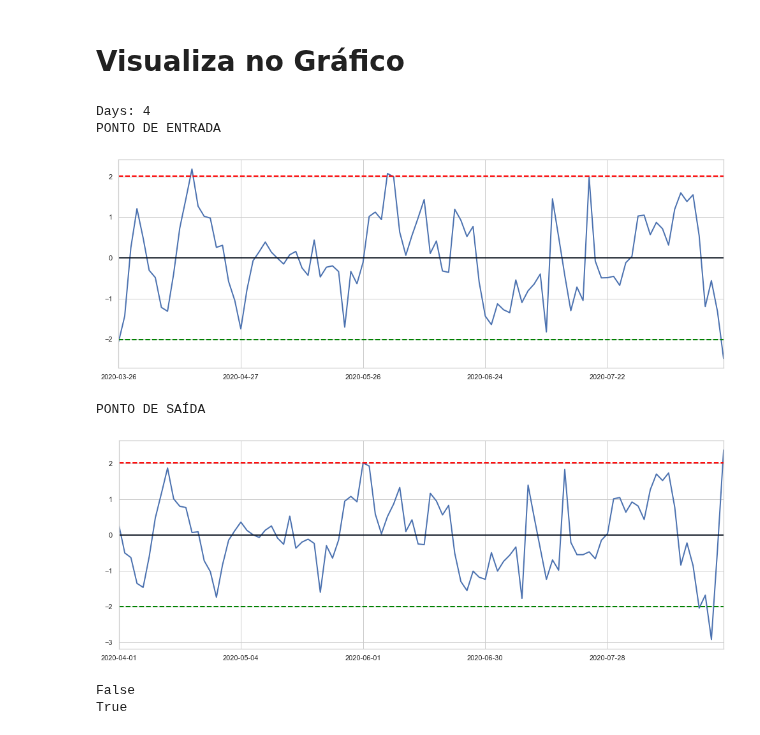
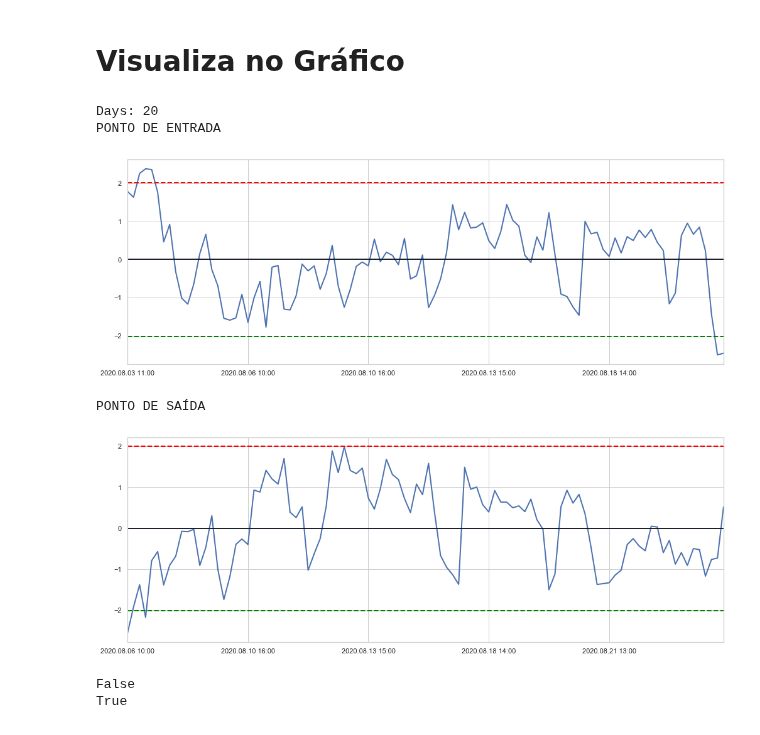
Before and after one commit to andreolvgomes/long-short-by-cointegration, a Jupyter notebook: BackTest.ipynb, the cells around one changed output. Drawn from its saved outputs; the diff is of its cells as text; code cells hidden in the pictures.

```diff
--- a/BackTest.ipynb
+++ b/BackTest.ipynb
@@ -294,9 +294,10 @@ class BackTest(object):
 path_data_cart = 'datasets/data_cart.csv'
 path_data_yahoo = 'datasets/data_yahoo.csv'
 path_data = 'datasets/data.csv'
+path_data_meta = 'datasets/dataset_meta.csv'
 # %%
-data = pd.read_csv(path_data_yahoo, index_col=0)
-data = data[::-1]
+data = pd.read_csv(path_data_meta, index_col=0)
+#data = data[::-1]
 pairs = pd.read_csv('datasets/cointegrated_pairs_mult.csv')
 
 print('{} to {}'.format(data.index[-1], data.index[0]))
@@ -322,8 +340,8 @@ x_symbol = 'ITUB4'"""
 y_symbol = 'B3SA3'
 x_symbol = 'ELET3'
 
-y_symbol = 'ENGI11'
-x_symbol = 'GNDI3'
+y_symbol = 'ABEV3'
+x_symbol = 'IRBR3'
 
 period = 100
 print('{}: {} / {}: {}'.format(y_symbol, data[y_symbol][0], x_symbol, data[x_symbol][0]))
@@ -390,31 +407,31 @@ Result: 0
 # %% [markdown]
 # Visualiza no Gráfico
 # %%
-index=4
+index=2
 oper = hist.iloc[index]
 day_start = oper['Ent. Data']
 day_end = oper['Sai. Data']
 
 test = data[data.index <= day_start]
 test_stop = data[data.index <= day_end]
 test_simu = data[(data.index >= day_start) & (data.index <= day_end)]
 
 print('Days: {}'.format(abs(len(test)-len(test_stop))))
 
 coef = mult.coefficients(test[y_symbol], test[x_symbol], period)
 if(coef_fixed==False):
     coef=None
 
 print("PONTO DE ENTRADA")
 mult.plot_residue(mult.residue(test[y_symbol], test[x_symbol], period, coef))
 print("PONTO DE SAÍDA")
 mult.plot_residue(mult.residue(test_stop[y_symbol], test_stop[x_symbol], period, coef))
 # %% [output]
-Days: 4
+Days: 20
 PONTO DE ENTRADA
-[figure, old version]
+[figure, new version]
 PONTO DE SAÍDA
-[figure, old version]
+[figure, new version]
 # %%
 #test_simu[::-1][[y_symbol, x_symbol]].to_excel('datasets/backtest/backtest.xlsx')
 #test_simu[[y_symbol, x_symbol]].to_excel('datasets/backtest/backtest.xlsx')
```
Also changed, not shown: parts of 6 cells of this notebook, 5 other files.
